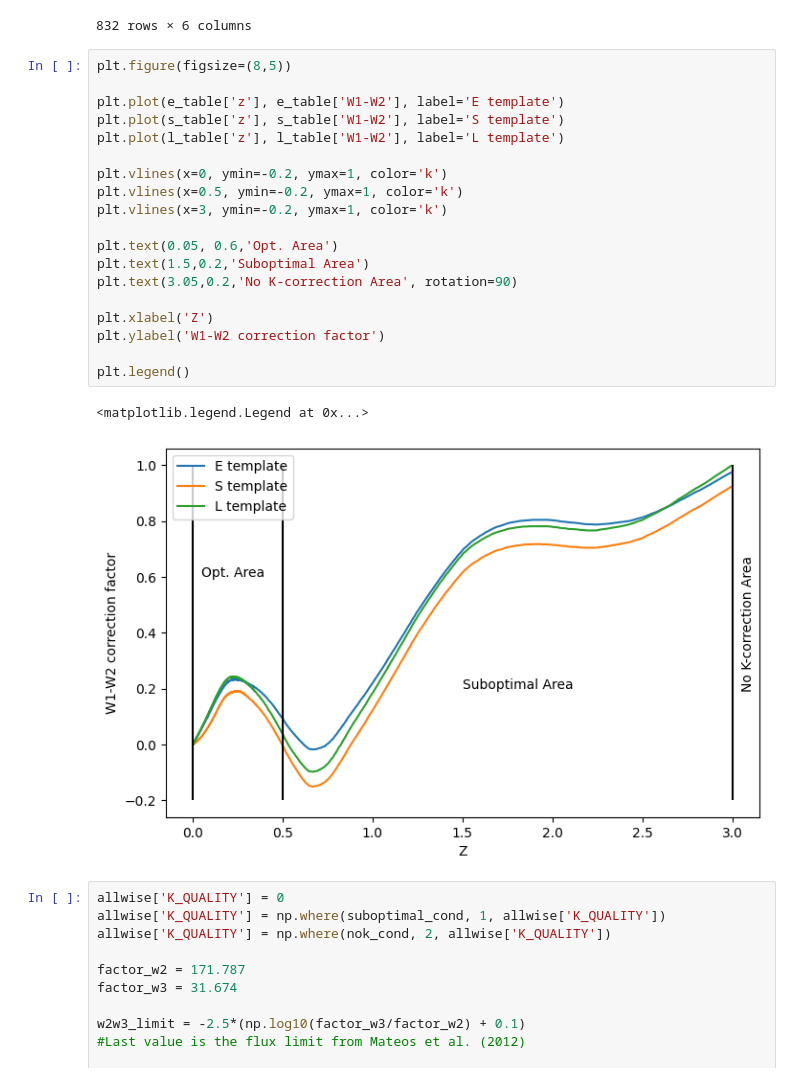
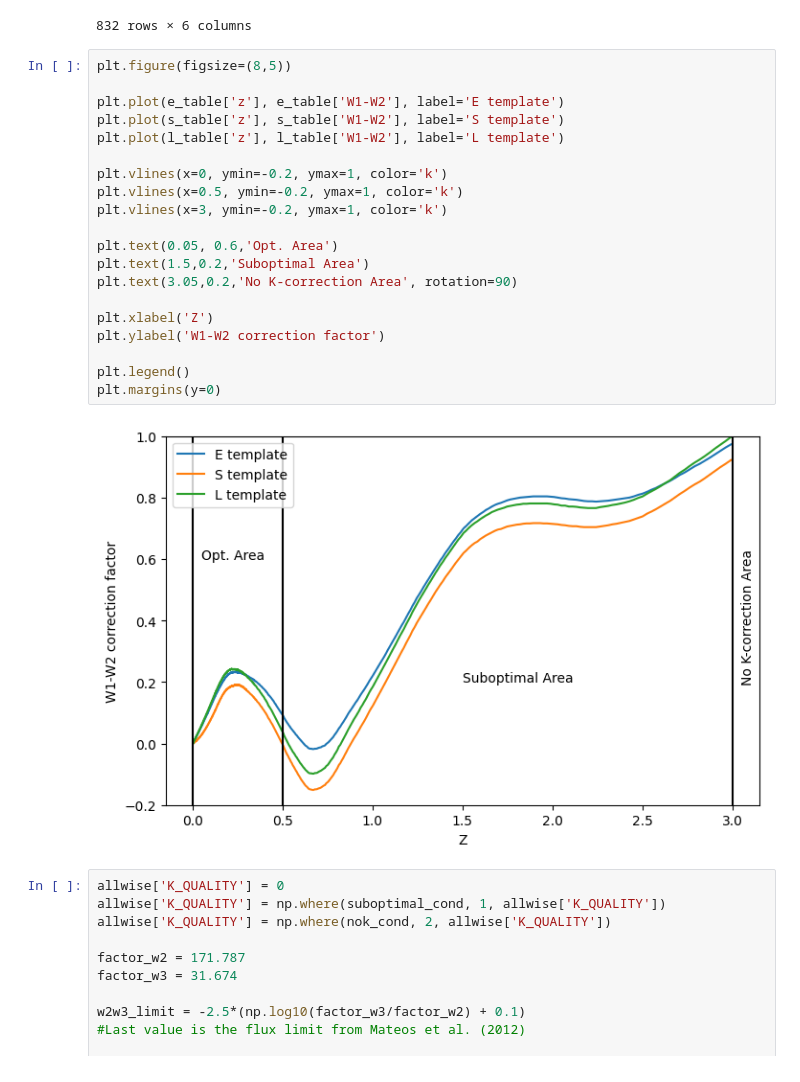
Before and after one commit to joacoh/wise2mbh, a Jupyter notebook: notebooks/pipeline_tutorial.ipynb, the cells around one changed output. Drawn from its saved outputs; the diff is of its cells as text.

```diff
--- a/notebooks/pipeline_tutorial.ipynb
+++ b/notebooks/pipeline_tutorial.ipynb
@@ -216,25 +224,25 @@ e_table
 # %%
 plt.figure(figsize=(8,5))
 
 plt.plot(e_table['z'], e_table['W1-W2'], label='E template')
 plt.plot(s_table['z'], s_table['W1-W2'], label='S template')
 plt.plot(l_table['z'], l_table['W1-W2'], label='L template')
 
 plt.vlines(x=0, ymin=-0.2, ymax=1, color='k')
 plt.vlines(x=0.5, ymin=-0.2, ymax=1, color='k')
 plt.vlines(x=3, ymin=-0.2, ymax=1, color='k')
 
 plt.text(0.05, 0.6,'Opt. Area')
 plt.text(1.5,0.2,'Suboptimal Area')
 plt.text(3.05,0.2,'No K-correction Area', rotation=90)
 
 plt.xlabel('Z')
 plt.ylabel('W1-W2 correction factor')
 
 plt.legend()
+plt.margins(y=0)
 # %% [output]
-<matplotlib.legend.Legend at 0x...>
-[figure, old version]
+[figure, new version]
 # %%
 allwise['K_QUALITY'] = 0
 allwise['K_QUALITY'] = np.where(suboptimal_cond, 1, allwise['K_QUALITY'])
```
Also changed, not shown: parts of 69 cells of this notebook, 2 other files.
